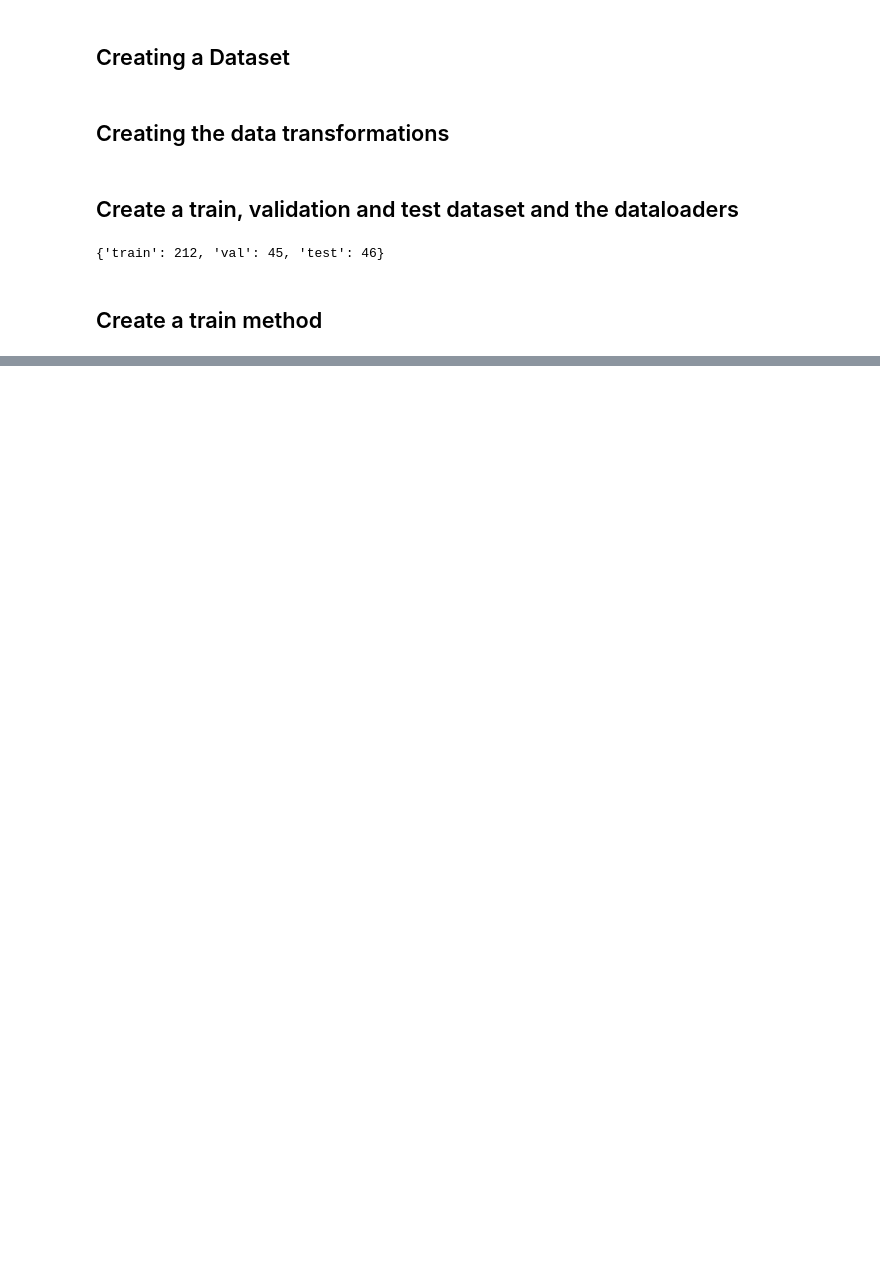
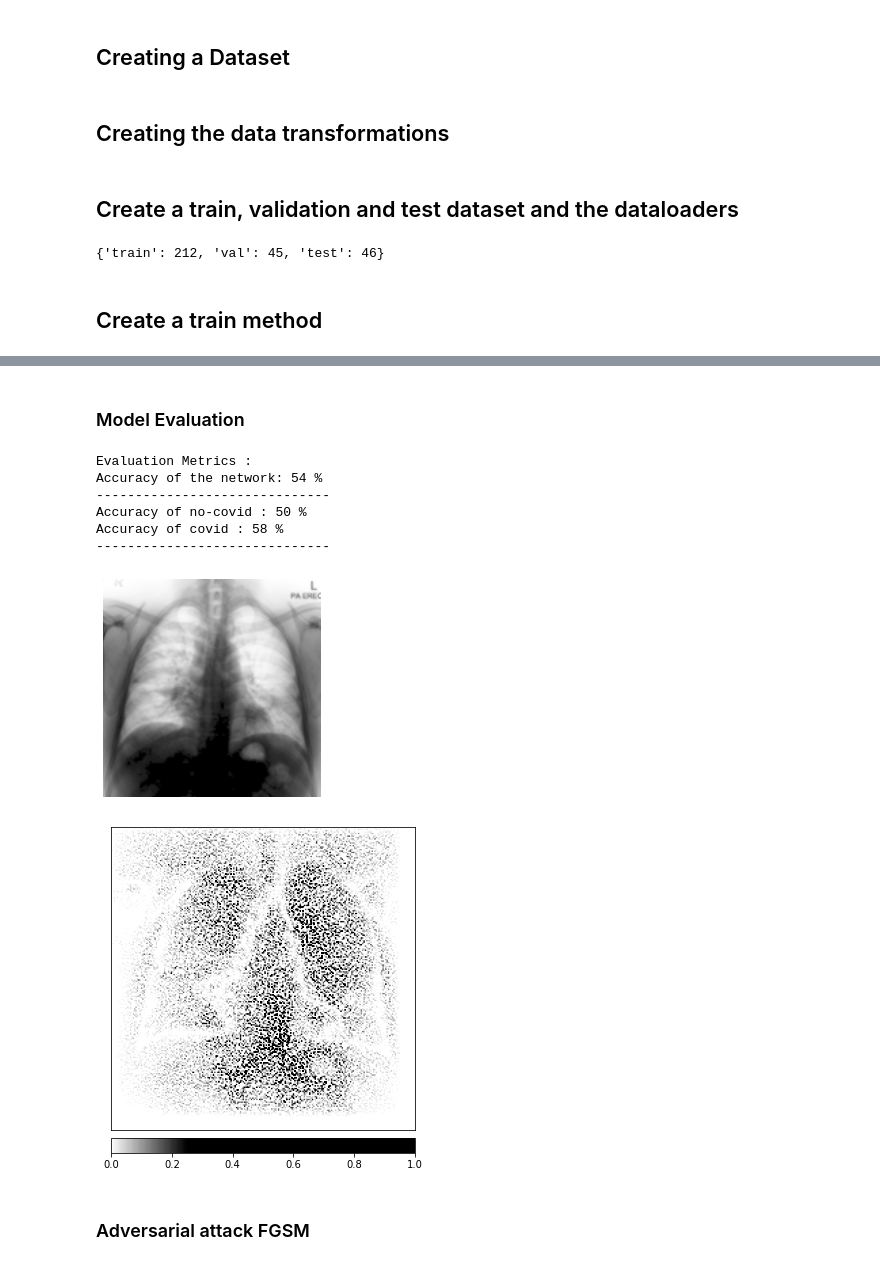
Before and after one commit to RaiMar96/AdversarialAttacksAndInterpretability-covid-chestxray-, a Jupyter notebook: src/AdversarialAttackAndInterpretabilityCovidXray.ipynb, the cells around one changed output, grey strips where cells are left out. Saved outputs shown, nothing was run; the diff lists cells and outputs as text; code cells hidden in the pictures; blank space fills up the shorter version.

Commit message:
Implemented FGSM Attack/Model Interpretability

```diff
--- a/src/AdversarialAttackAndInterpretabilityCovidXray.ipynb
+++ b/src/AdversarialAttackAndInterpretabilityCovidXray.ipynb
@@ -228,11 +248,10 @@ def train_model(model, criterion, optimizer, scheduler, num_epochs=25, device='c
     """
     since = time.time()
 
-    best_model_wts = copy.deepcopy(model.state_dict())
+    #best_model_wts = copy.deepcopy(model.state_dict())
     best_acc = 0.0
 
-    history_loss = {"train": [], "val": [], "test": []}
-    history_accuracy = {"train": [], "val": [], "test": []}
+
     try:
       for epoch in range(num_epochs):
           sum_loss = {"train": 0, "val": 0, "test": 0}
@@ -257,20 +276,22 @@ def train_model(model, criterion, optimizer, scheduler, num_epochs=25, device='c
                   optimizer.zero_grad()
                   # forward
                   # track history if only in train
-                  with torch.set_grad_enabled(phase == 'train'):
-                      outputs = model(inputs)
-                      _, preds = torch.max(outputs, 1)
-                      loss = criterion(outputs, labels)
-                      # backward + optimize only if in training phase
-                      if phase == 'train':
-                          loss.backward()
-                          optimizer.step()
+                  #with torch.set_grad_enabled(phase == 'train'):
+                  outputs = model(inputs)
+                  _, preds = torch.max(outputs, 1)
+
+                  loss = criterion(preds.float(), labels.float())
+                  loss = Variable(loss, requires_grad = True)
+                  # backward + optimize only if in training phase
+                  if phase == 'train':
+                      loss.backward()
+                      optimizer.step()
                   # statistics
                   sum_loss[phase] += loss.item() * inputs.size(0)
                   sum_accuracy[phase] += torch.sum(preds == labels.data)
 
-             # if phase == 'train':
-                 # scheduler.step()
+              if phase == 'train' and scheduler is not None:
+                  scheduler.step()
 
               epoch_loss = sum_loss[phase] / dataset_sizes[phase]
               epoch_acc = sum_accuracy[phase].double() / dataset_sizes[phase]
@@ -278,7 +299,7 @@ def train_model(model, criterion, optimizer, scheduler, num_epochs=25, device='c
               # deep copy the model
               if phase == 'val' and epoch_acc > best_acc:
                   best_acc = epoch_acc
-                  best_model_wts = copy.deepcopy(model.state_dict())
+                  #best_model_wts = copy.deepcopy(model.state_dict())
 
           epoch_loss_phase = {split: sum_loss[split]/dataset_sizes[split] for split in ["train", "val", "test"]}
           epoch_accuracy_phase = {split: sum_accuracy[split].double()/dataset_sizes[split] for split in ["train", "val", "test"]}
@@ -297,7 +318,7 @@ def train_model(model, criterion, optimizer, scheduler, num_epochs=25, device='c
       print('Training complete in {:.0f}m {:.0f}s'.format(time_elapsed // 60, time_elapsed % 60))
       print('Best validation Acc: {:4f}'.format(best_acc))
       # load best model weights
-      model.load_state_dict(best_model_wts)
+      #model.load_state_dict(best_model_wts)
       return model
 # %% [markdown]
 ## CNNs for classification
@@ -335,8 +405,9 @@ for param in model.parameters():
 # %%
-criterion = nn.CrossEntropyLoss()
+#criterion = nn.CrossEntropyLoss()
+criterion = nn.BCEWithLogitsLoss()
 
 # Note that we are only training the head.
-optimizer_ft = optim.SGD(model.parameters(), lr=1e-3, momentum=0.9, weight_decay=0.1)
+optimizer_ft = optim.Adam(model_fs.parameters(), lr=1e-4)
 
 # Decay LR by a factor of 0.1 every 7 epochs
-exp_lr_scheduler = optim.lr_scheduler.StepLR(optimizer_ft, step_size=7, gamma=0.3)
+#exp_lr_scheduler = optim.lr_scheduler.StepLR(optimizer_ft, step_size=7, gamma=0.3)
@@ -345,2 +417,2 @@ exp_lr_scheduler = optim.lr_scheduler.StepLR(optimizer_ft, step_size=7, gamma=0.
 # %%
-model_ft = train_model(model.to(device), criterion, optimizer_ft, exp_lr_scheduler,num_epochs=50, device=device)
+model_fs_trained = train_model(model_fs.to(device), criterion, optimizer_ft, None ,num_epochs=50, device=device)
@@ -360,0 +457,23 @@ plt.show()
+# %% [markdown]
+### Model Evaluation
+# %%
+# Evaluate the model
+print("Evaluation Metrics :")
+testAccuracy(model_fs_trained,loaders,device)
+print("-"*30)
+testCovid(model_fs_trained,loaders,device)
+print("-"*30)
+# %% [output]
+Evaluation Metrics :
+Accuracy of the network: 54 %
+------------------------------
+Accuracy of no-covid : 50 %
+Accuracy of covid : 58 %
+------------------------------
+# %%
+attr = modelInterpretation(device,model_fs_trained)
+# %% [output]
+[figure, added]
+[figure, added]
+# %% [markdown]
+### Adversarial attack FGSM
```
Also changed, not shown: parts of 51 cells of this notebook, 1 other file.
